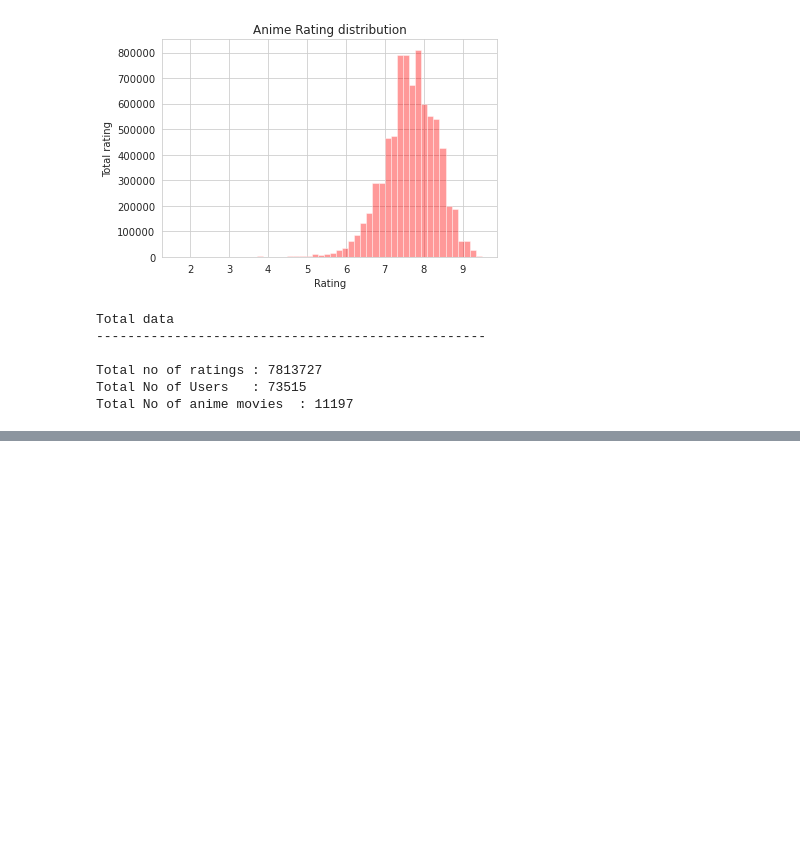
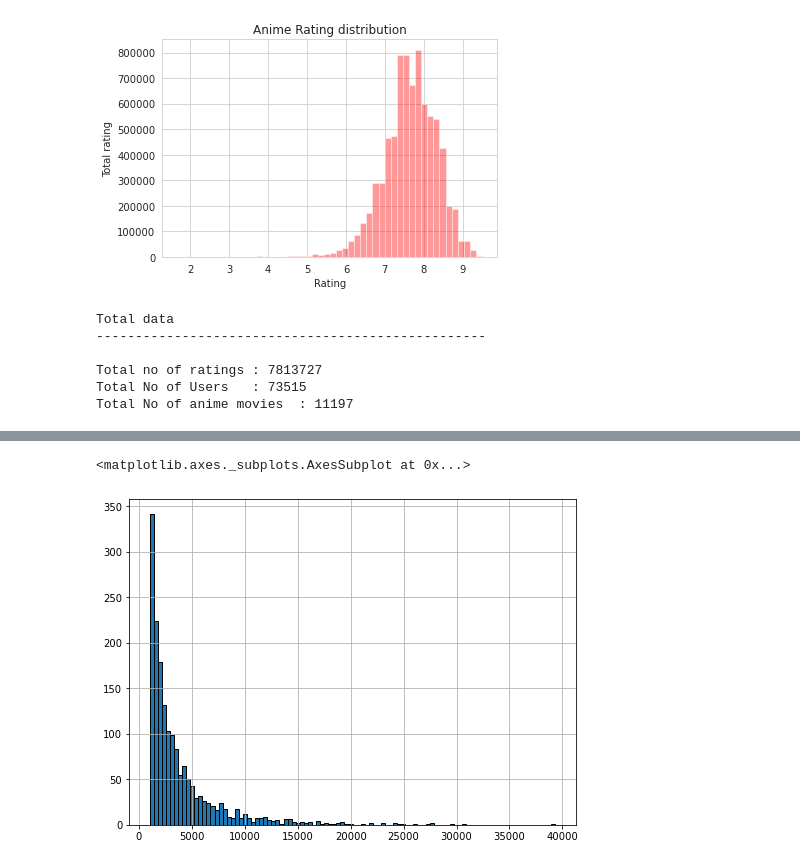
Before and after one commit to salma71/MSDS_SU2020, a Jupyter notebook: Recommender_system612/week_4/Anime_recommender.ipynb, the cells around one changed output, grey strips where cells are left out. Cells and saved outputs as stored; diff of their text form; code cells hidden in the pictures; blank space fills up the shorter version.

```diff
--- a/Recommender_system612/week_4/Anime_recommender.ipynb
+++ b/Recommender_system612/week_4/Anime_recommender.ipynb
@@ -136,0 +239,3 @@ no_of_rated_anime_per_user.head()
+# %%
+ratings_mean_count = pd.DataFrame(new_df.groupby('anime_id')['rating'].mean())
+display(ratings_mean_count.head(10))
@@ -136,0 +255,3 @@ no_of_rated_anime_per_user.head()
+# %%
+ratings_mean_count['rating_count'] = pd.DataFrame(new_df.groupby('anime_id')['rating'].count())
+display(ratings_mean_count.head(10))
@@ -136,0 +271,7 @@ no_of_rated_anime_per_user.head()
+# %%
+plt.figure(figsize=(8,6))
+plt.rcParams['patch.force_edgecolor'] = True
+ratings_mean_count['rating_count'].hist(bins=100)
+# %% [output]
+<matplotlib.axes._subplots.AxesSubplot at 0x...>
+[figure, added]
```
Also changed, not shown: parts of 16 cells of this notebook.
